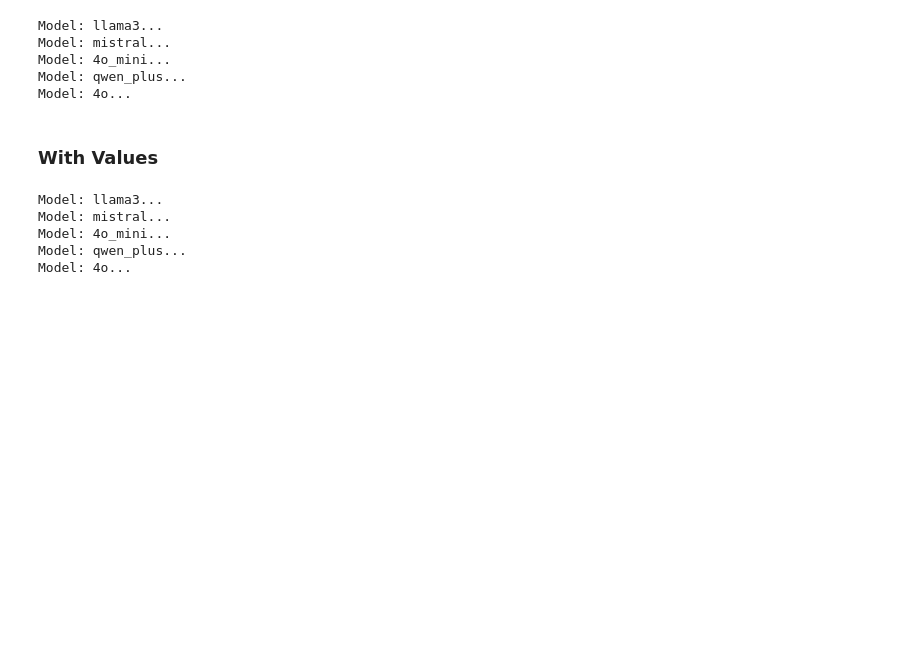
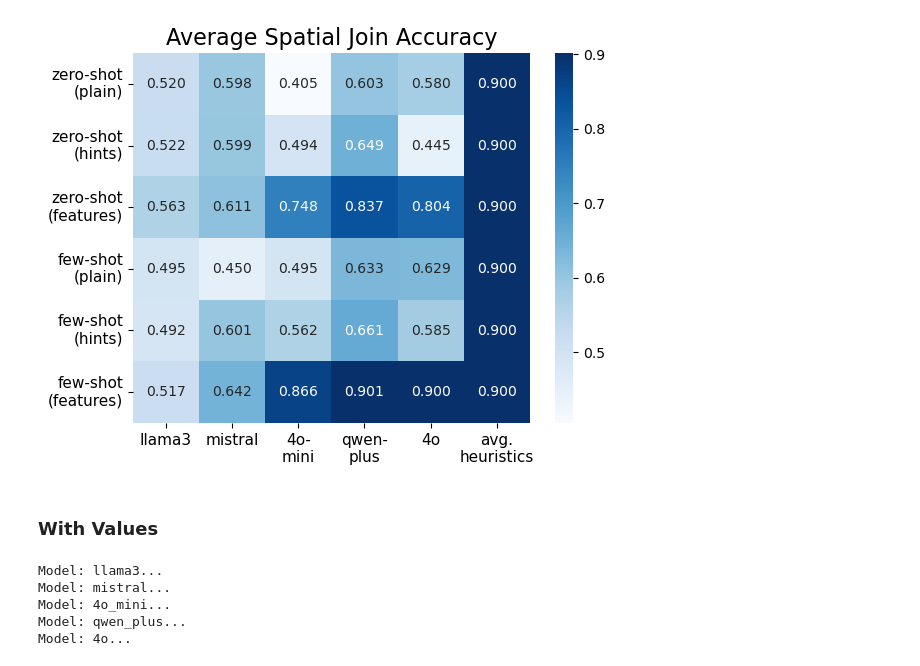
Before and after one commit to BeanHam/2024-spatial-data-integration, a Jupyter notebook: join_task/inference_results/vis_llm_results.ipynb, the cells around one changed output. Drawn from its saved outputs; the diff is of its cells as text; code cells hidden in the pictures; blank space fills up the shorter version.

Commit message:
updated visualizations

```diff
--- a/join_task/inference_results/vis_llm_results.ipynb
+++ b/join_task/inference_results/vis_llm_results.ipynb
@@ -81,20 +37,0 @@ index=np.random.randint(0, 3069, 1000)
-# %%
-results=[]
-models=['llama3', 'mistral', '4o_mini', 'qwen_plus', '4o']
-for model in models:
-    print(f'Model: {model}...')
-    for config in configs:
-        pred=np.load(f'base/{model}/{model}_{config}.npy')
-        pred=post_processing(pred)
-        if len(pred)==1000:metrics=metric_calculation(pred, gt)
-        else:metrics=metric_calculation(pred[index], gt)
-        if 'zero_shot' in config:prompting='zero shot'
-        else:prompting='few shot'
-        results.append([new_names[config], prompting, model, metrics[0], metrics[1]])
-results=pd.DataFrame(results, columns=['heuristics', 'prompting', 'model', 'acc', 'f1'])
-# %% [output]
-Model: llama3...
-Model: mistral...
-Model: 4o_mini...
-Model: qwen_plus...
-Model: 4o...
@@ -147,3 +42,23 @@ for model in models:
+# %%
+avg_values=np.array([
+    [0.520, 0.598, 0.405, 0.603, 0.580, 0.900],
+    [0.522, 0.599, 0.494, 0.649, 0.445, 0.900],
+    [0.563, 0.611, 0.748, 0.837, 0.804, 0.900],
+    [0.495, 0.450, 0.495, 0.633, 0.629, 0.900],
+    [0.492, 0.601, 0.562, 0.661, 0.585, 0.900],
+    [0.517, 0.642, 0.866, 0.901, 0.900, 0.900]])
+avg_values=pd.DataFrame(avg_values, columns=['llama3', 'mistral', '4o-\nmini', 'qwen-\nplus', '4o', 'avg.\nheuristics'])
+avg_values.index=['zero-shot\n(plain)', 'zero-shot\n(hints)', 'zero-shot\n(features)',
+                  'few-shot\n(plain)', 'few-shot\n(hints)', 'few-shot\n(features)']
+# %%
+ax=sns.heatmap(avg_values, annot=True, fmt = '.3f', cmap='Blues', annot_kws={"fontsize":10})
+ax.set_title('Average Spatial Join Accuracy',fontsize=16)
+ax.set_xticklabels(ax.xaxis.get_ticklabels(), fontsize=11)
+ax.set_yticklabels(ax.yaxis.get_ticklabels(), fontsize=11)
+plt.savefig(f'../../visualizations/join_task_average.png', bbox_inches='tight',pad_inches=0, dpi=600)
+pass
+# %% [output]
+[figure, added]
 # %% [markdown]
 ### With Values
 # %%
```
Also changed, not shown: parts of 6 cells of this notebook, 9 other files.
